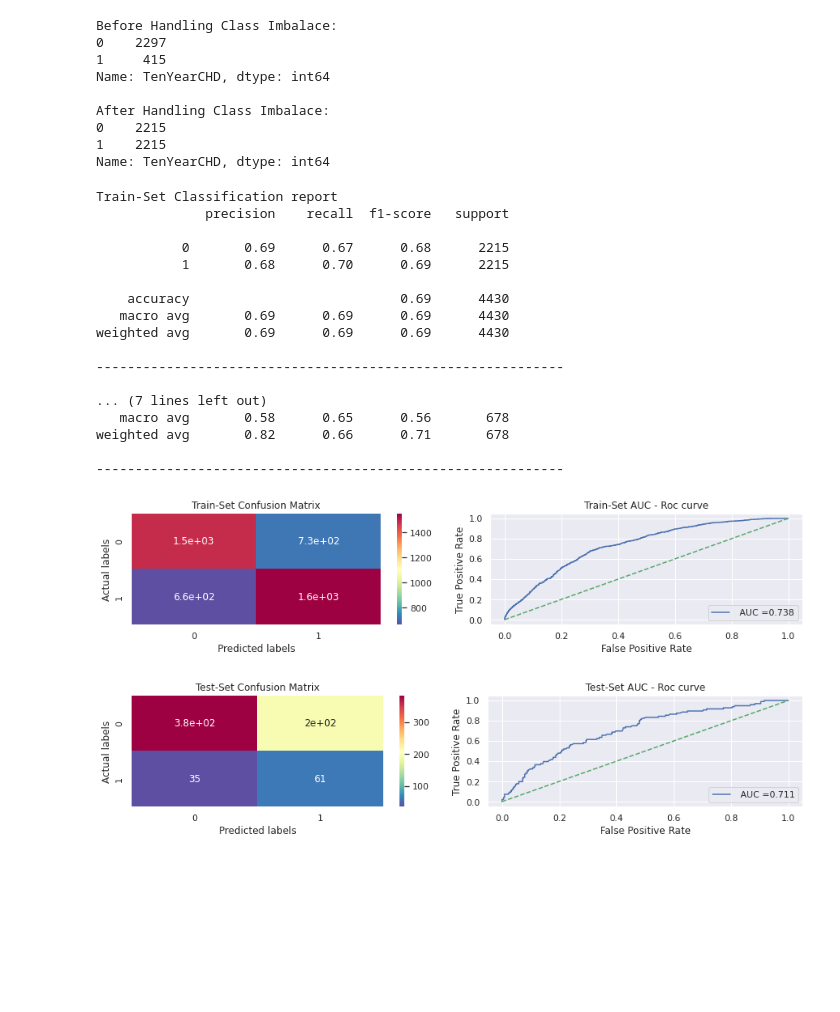
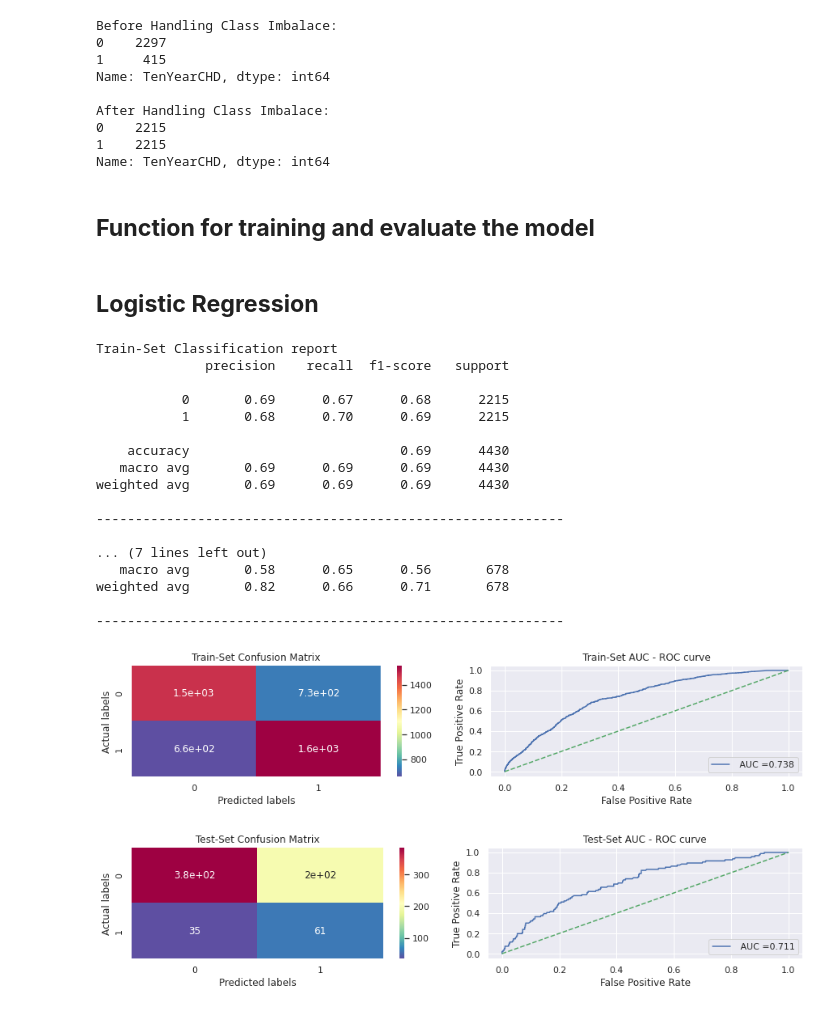
Before and after one commit to FarazAhmad2/Cardiovascular-Risk-Prediction, a Jupyter notebook: Cardiovascular_Risk_Prediction_Capstone_Project.ipynb, the cells around one changed output. Saved outputs shown, nothing was run; the diff lists cells and outputs as text; code cells hidden in the pictures; blank space fills up the shorter version.

```diff
--- a/Cardiovascular_Risk_Prediction_Capstone_Project.ipynb
+++ b/Cardiovascular_Risk_Prediction_Capstone_Project.ipynb
@@ -392,9 +416,13 @@ After Handling Class Imbalace:
 0    2215
 1    2215
 Name: TenYearCHD, dtype: int64
+# %% [markdown]
+## <b> Function for training and evaluate the model
 # %%
 def ml_model(model,X_train,X_test,y_train,y_test):
 
+  '''Takes classifier model and train test splits as input and prints the
+    evaluation matrices with the plot and returns the model'''
   # Fitting the model
   model.fit(X_train,y_train)
 
@@ -446,27 +483,36 @@ def get_features_importance (optimal_model,X_train):
 
   plt.show()
-# %%
-# Fitting Logistic Regression Model
-lr = LogisticRegression(fit_intercept=True, max_iter=10000)
-ml_model(lr, X_smote, X_test, y_smote, y_test)
-# %% [output]
-Train-Set Classification report
-              precision    recall  f1-score   support
-
-           0       0.69      0.67      0.68      2215
-           1       0.68      0.70      0.69      2215
-
-    accuracy                           0.69      4430
-   macro avg       0.69      0.69      0.69      4430
-weighted avg       0.69      0.69      0.69      4430
-
-------------------------------------------------------------
-
-... (7 lines left out)
-   macro avg       0.58      0.65      0.56       678
-weighted avg       0.82      0.66      0.71       678
-
-------------------------------------------------------------
-[figure, removed]
-[figure, removed]
+# %% [markdown]
+## <b> Logistic Regression </b>
+# %%
+# Training Logistic Regression Model
+lr = LogisticRegression(fit_intercept=True, max_iter=10000)
+
+# Hyperparameter tuning
+param_dict_lr = {'C' : [1e-6,1e-5,1e-4,1e-3,1e-2,1e-1,1,10,100,1e-3,1e+4,1e+5,1e+6] }
+lr_grid = GridSearchCV(estimator=lr,
+                       param_grid = param_dict_lr,
+                       cv = 5, verbose=0, scoring='roc_auc')
+
+ml_model(lr_grid, X_smote, X_test, y_smote, y_test)
+# %% [output]
+Train-Set Classification report
+              precision    recall  f1-score   support
+
+           0       0.69      0.67      0.68      2215
+           1       0.68      0.70      0.69      2215
+
+    accuracy                           0.69      4430
+   macro avg       0.69      0.69      0.69      4430
+weighted avg       0.69      0.69      0.69      4430
+
+------------------------------------------------------------
+
+... (7 lines left out)
+   macro avg       0.58      0.65      0.56       678
+weighted avg       0.82      0.66      0.71       678
+
+------------------------------------------------------------
+[figure, added]
+[figure, added]
 # %%
```
Also changed, not shown: parts of 13 cells of this notebook.
